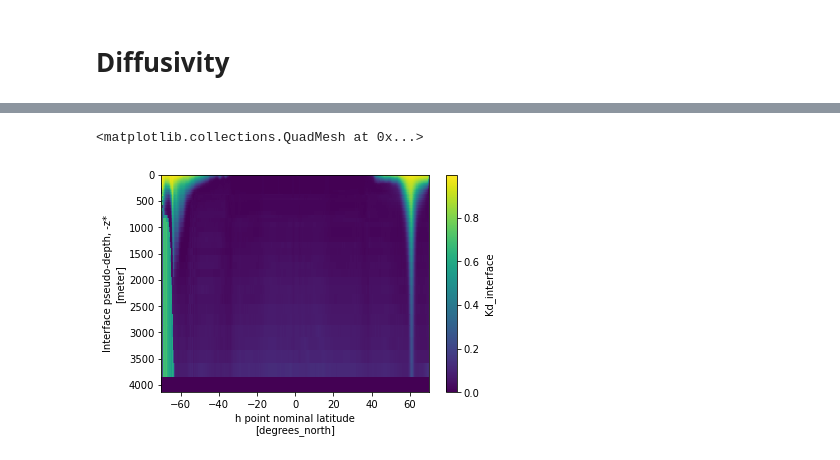
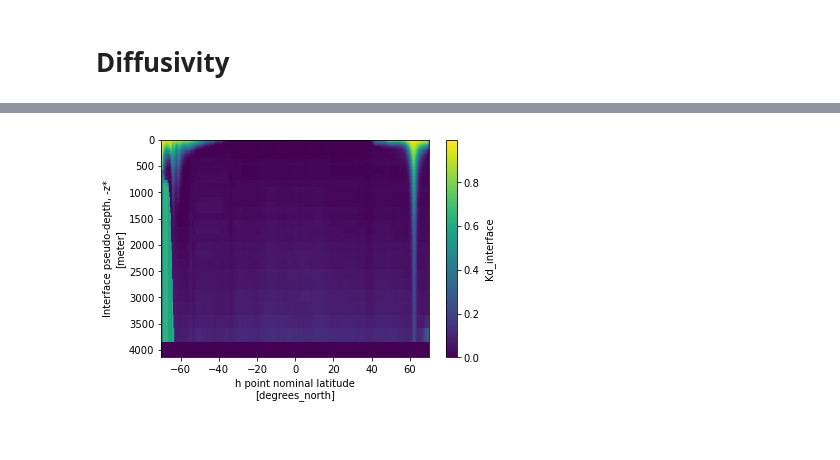
Before and after one commit to AndyHoggANU/anu-tub, a Jupyter notebook: diagnostics/Start_Plotting.ipynb, the cells around one changed output, grey strips where cells are left out. Cells and saved outputs as stored; diff of their text form; code cells hidden in the pictures.

```diff
--- a/diagnostics/Start_Plotting.ipynb
+++ b/diagnostics/Start_Plotting.ipynb
@@ -64,3 +68,5 @@ Text(0.5, 1.0, 'Tropical Temperature evolution')
+# %%
+start_time='0400-01-01'
 # %% [markdown]
 # Plotting some maps
 # %%
@@ -136,7 +143,7 @@ distributed.utils_perf - WARNING - full garbage collections took 10% CPU time re
 # %% [markdown]
 # Diffusivity
 # %%
-darray = cc.querying.getvar(experiment, 'Kd_interface', session,ncfile='turb.nc',start_time='0140-01-01')
+darray = cc.querying.getvar(experiment, 'Kd_interface', session,ncfile='turb.nc',start_time=start_time)
 Kd = darray.mean('xh').mean('Time')
 Kd.plot(yincrease=False)
 # %% [output]
@@ -148,2 +151 @@ distributed.utils_perf - WARNING - full garbage collections took 11% CPU time re
-<matplotlib.collections.QuadMesh at 0x...>
-[figure, old version]
+[figure, new version]
```
Also changed, not shown: parts of 9 cells of this notebook, 2 other files.
